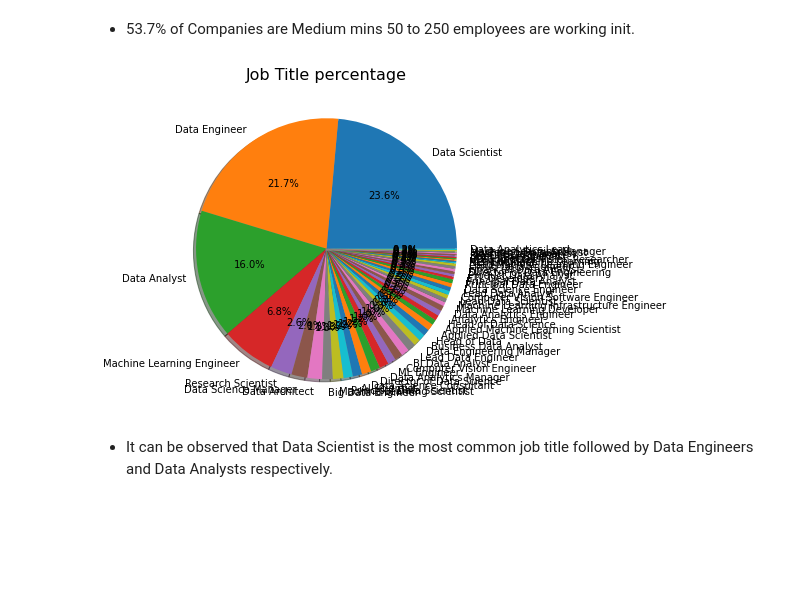
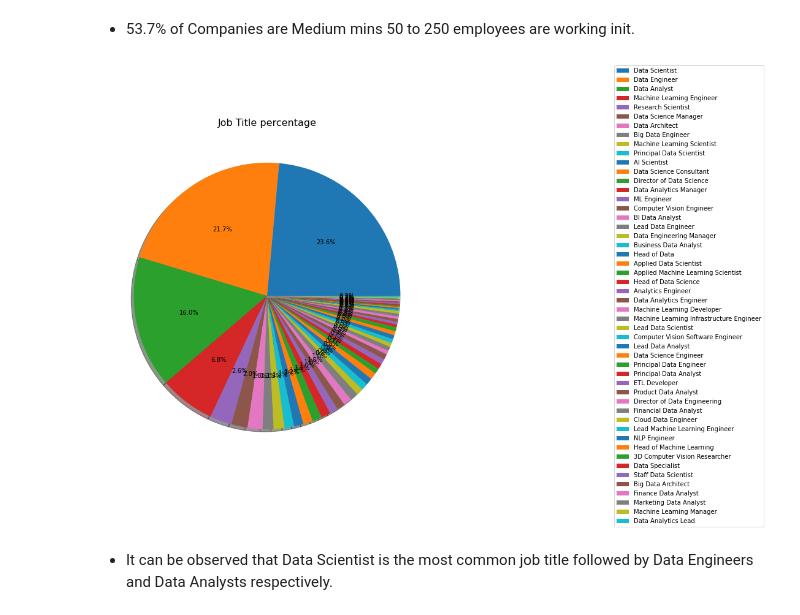
Before and after one commit to Navjotkhatri/Data-Scientist-Salary-Analysis, a Jupyter notebook: Data_Scientist_worldwide_Salary_Analysis.ipynb, the cells around one changed output. Drawn from its saved outputs; the diff is of its cells as text; code cells hidden in the pictures; blank space fills up the shorter version.

```diff
--- a/Data_Scientist_worldwide_Salary_Analysis.ipynb
+++ b/Data_Scientist_worldwide_Salary_Analysis.ipynb
@@ -220,12 +226,13 @@ plt.show()
 # %% [markdown]
 * 53.7% of Companies are Medium mins 50 to 250 employees are working init.
 # %%
-plt.figure(figsize=(8,6))
+plt.figure(figsize=(10,10))
 plt.title("Job Title percentage",fontsize = 16)
-plt.pie(sl_df.job_title	.value_counts(), labels=sl_df.job_title	.value_counts().index,autopct='%1.1f%%',shadow = True)
+plt.pie(sl_df.job_title	.value_counts(),autopct='%1.1f%%',shadow = True)
+plt.legend(labels=sl_df.job_title	.value_counts().index,loc='right',bbox_to_anchor=(2, 0.5))
 plt.show()
 # %% [output]
-[figure, old version]
+[figure, new version]
 # %% [markdown]
 * It can be observed that Data Scientist is the most common job title followed by Data Engineers and Data Analysts respectively.
 # %%
```
Also changed, not shown: parts of 35 cells of this notebook.
